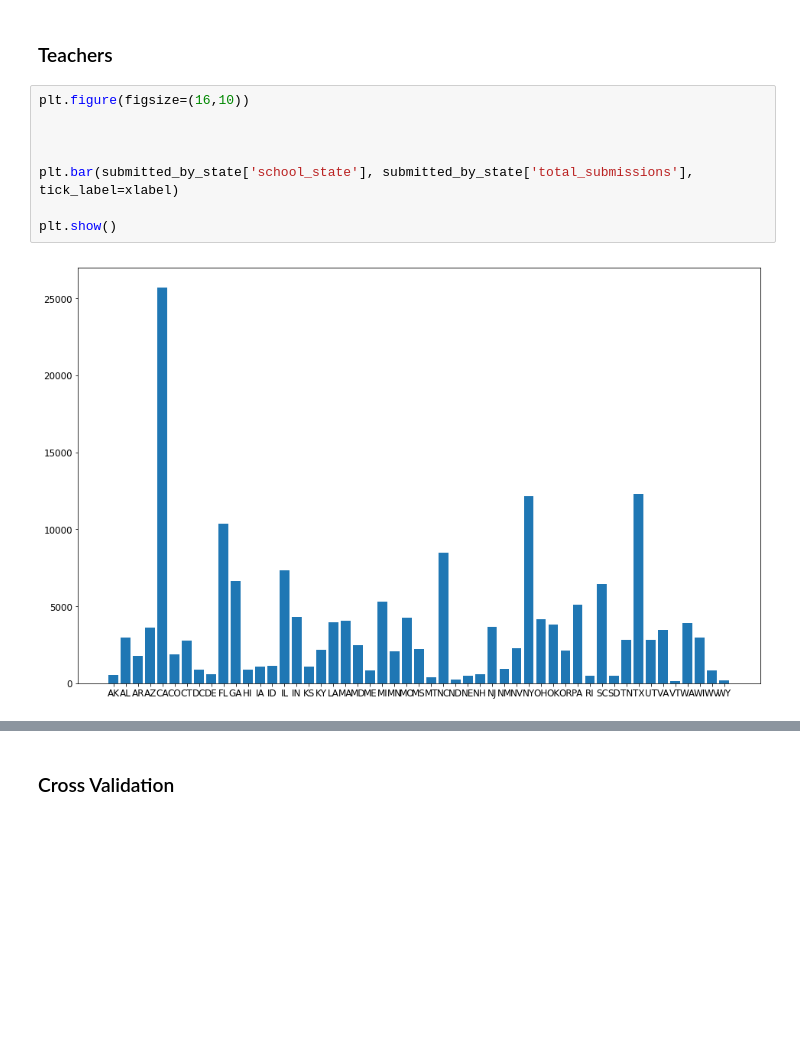
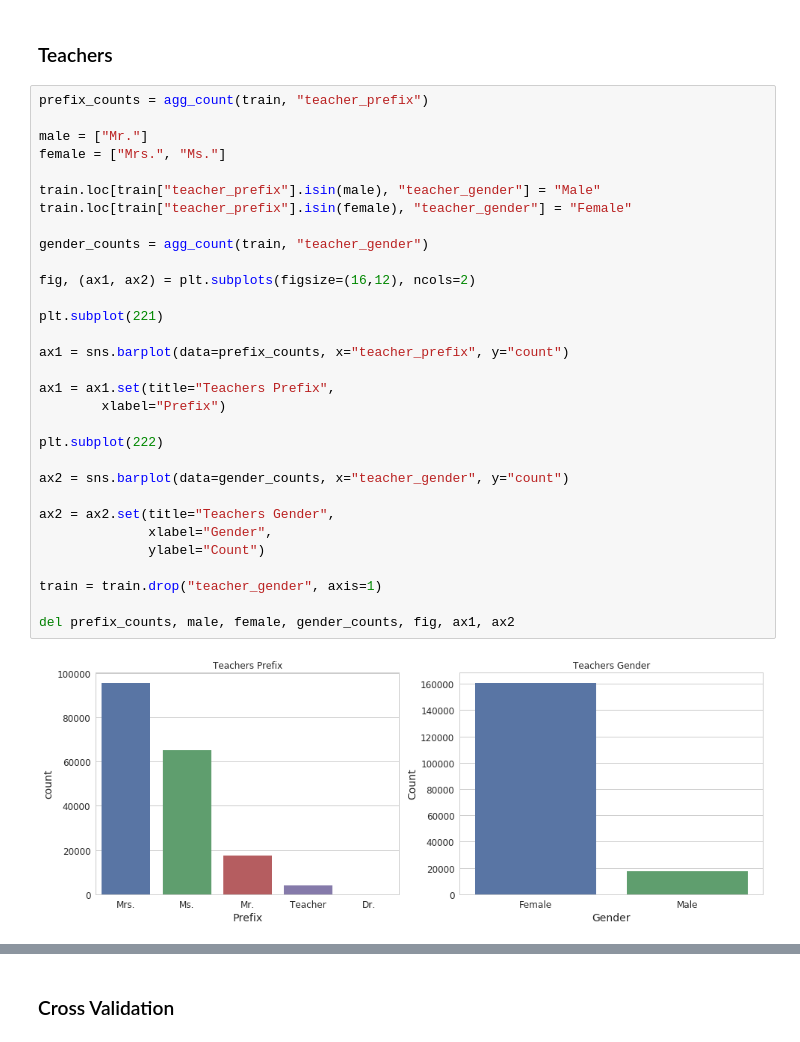
Before and after one commit to ronaldokun/Machine-Learning-Projects, a Jupyter notebook: projects/capstone/capstone.ipynb, the cells around one changed output, grey strips where cells are left out. Drawn from its saved outputs; the diff is of its cells as text; blank space fills up the shorter version.

```diff
--- a/projects/capstone/capstone.ipynb
+++ b/projects/capstone/capstone.ipynb
@@ -355,13 +447,36 @@ url = py.iplot(fig, filename='submission_distribution_by_state')
 * California (CA) has the biggest number of proposals `25.695k`, followed by Texas (TX) with `12.304k` and New York with `12.157k`
 # %% [markdown]
 ### Teachers
-# %%
-plt.figure(figsize=(16,10))
-
-
-
-plt.bar(submitted_by_state['school_state'], submitted_by_state['total_submissions'], tick_label=xlabel)
-
-plt.show()
-# %% [output]
-[figure, removed]
+# %%
+prefix_counts = agg_count(train, "teacher_prefix")
+
+male = ["Mr."]
+female = ["Mrs.", "Ms."]
+
+train.loc[train["teacher_prefix"].isin(male), "teacher_gender"] = "Male"
+train.loc[train["teacher_prefix"].isin(female), "teacher_gender"] = "Female"
+
+gender_counts = agg_count(train, "teacher_gender")
+
+fig, (ax1, ax2) = plt.subplots(figsize=(16,12), ncols=2)
+
+plt.subplot(221)
+
+ax1 = sns.barplot(data=prefix_counts, x="teacher_prefix", y="count")
+
+ax1 = ax1.set(title="Teachers Prefix",
+        xlabel="Prefix")
+
+plt.subplot(222)
+
+ax2 = sns.barplot(data=gender_counts, x="teacher_gender", y="count")
+
+ax2 = ax2.set(title="Teachers Gender",
+              xlabel="Gender",
+              ylabel="Count")
+
+train = train.drop("teacher_gender", axis=1)
+
+del prefix_counts, male, female, gender_counts, fig, ax1, ax2
+# %% [output]
+[figure, added]
```
Also changed, not shown: parts of 88 cells of this notebook, 1 other file.
